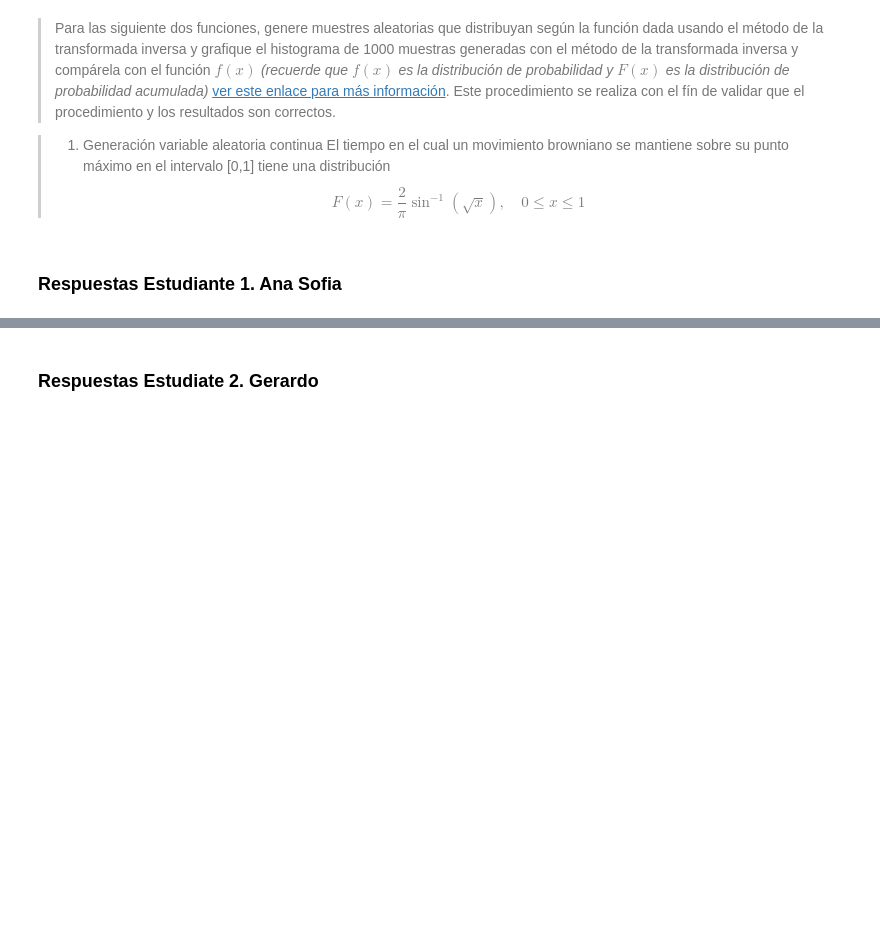
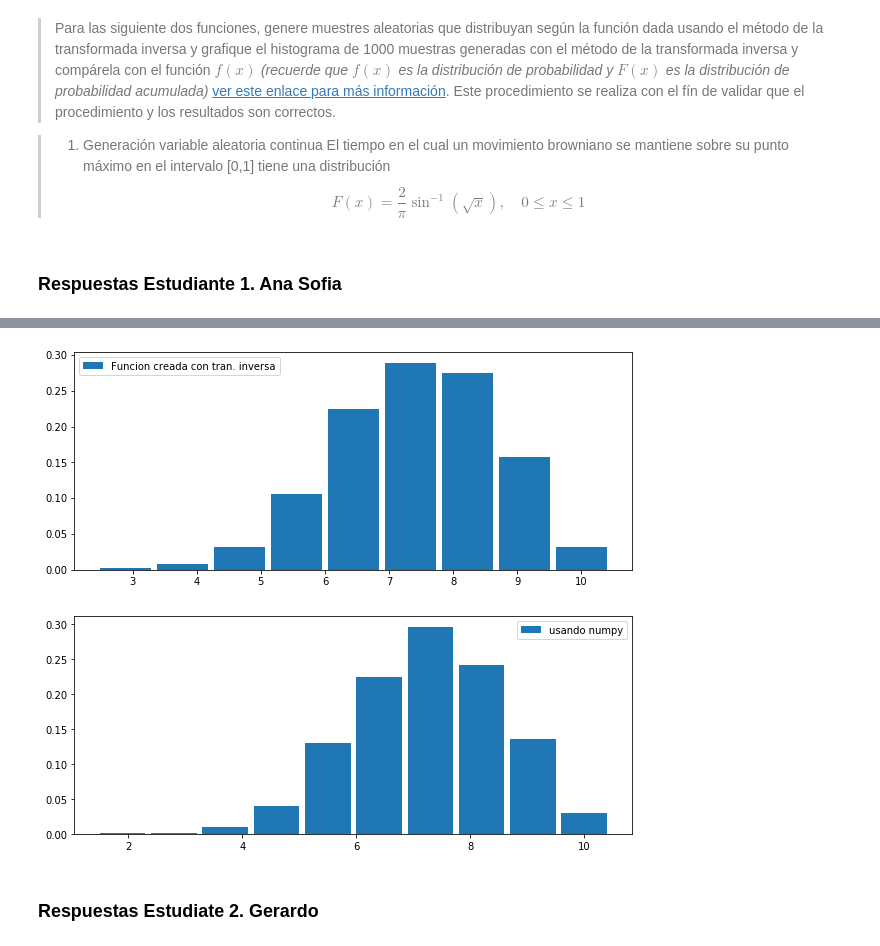
Before and after one commit to anadurrmuller/Tarea5_ASDurrmuller_GGonzalez, a Jupyter notebook: Tarea5_ASDurrmuller_GGonzalez.ipynb, the cells around one changed output, grey strips where cells are left out. Cells and saved outputs as stored; diff of their text form; code cells hidden in the pictures; blank space fills up the shorter version.

```diff
--- a/Tarea5_ASDurrmuller_GGonzalez.ipynb
+++ b/Tarea5_ASDurrmuller_GGonzalez.ipynb
@@ -30,3 +78,32 @@ import pandas as pd
+# %%
+#Funcion que calcula la probabilidad acumulada
+def Proba_acum_Binomial(n: 'parámetro n de la distribución binomial',
+                      p: 'parámetro p de la distribución binomial'):
+
+    proba = np.zeros(n) # vector de n ceros
+    proba[0] = (1-p)**n # primer elemento del vector
+    def vector(i):
+        nonlocal proba
+        proba[i+1]=((p/(1-p))*(n-i)/(i+1))*proba[i]
+
+    [vector(i) for i in range(n-1)] # Llenar vector
+    return np.cumsum(proba) #retornar la suma acumulada
+
+n = 10
+p = 0.7
+N = 1000
+p_acum = Proba_acum_Binomial(n,p)
+
+# Usando el método de la transformada inversa
+d_binomial = Gen_distr_discreta(p_acum, np.arange(0, n+1), N)
+plot_histogram_discrete(d_binomial, 'Funcion creada con tran. inversa')
+
+# Usando numpy
+d_bino_numpy = np.random.binomial(n,p,N)
+plot_histogram_discrete(d_bino_numpy,'usando numpy')
+# %% [output]
+[figure, added]
+[figure, added]
 # %% [markdown]
 ### Respuestas Estudiate 2. Gerardo
 # %% [markdown]
```
Also changed, not shown: parts of 3 cells of this notebook, 1 other file.
